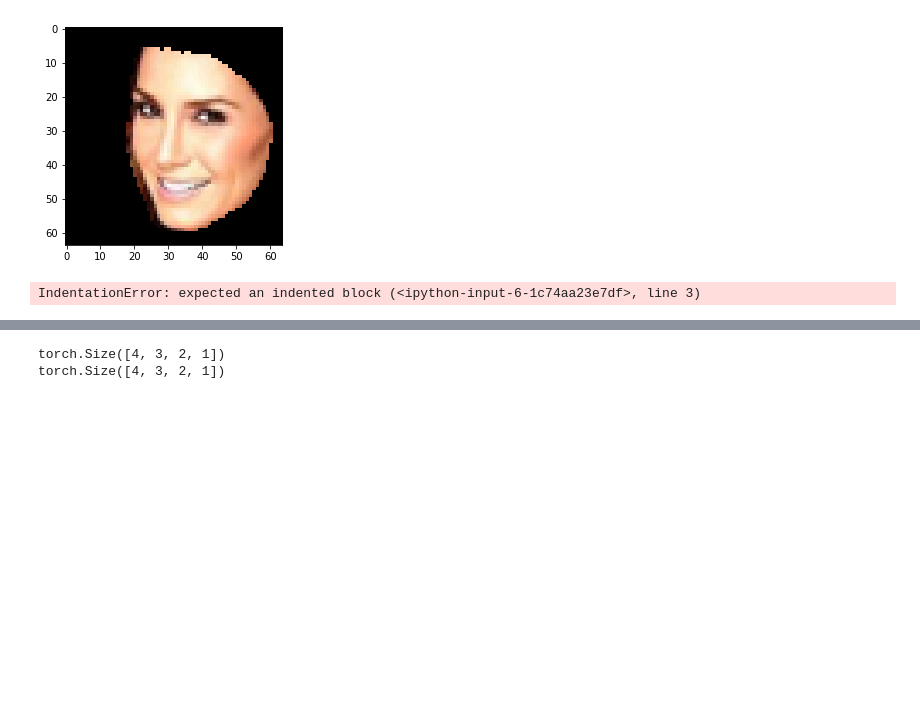
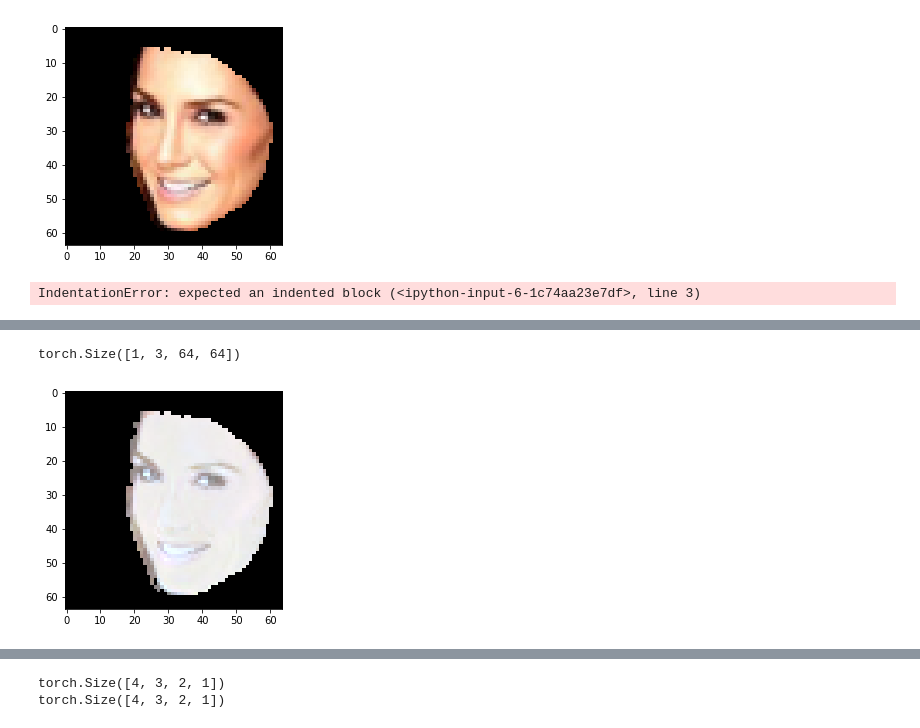
Before and after one commit to bhushan23/Light-Estimation, a Jupyter notebook: LDAN/HDF5 Generation for Real Images.ipynb, the cells around one changed output, grey strips where cells are left out. Saved outputs shown, nothing was run; the diff lists cells and outputs as text; code cells hidden in the pictures; blank space fills up the shorter version.

```diff
--- a/LDAN/HDF5 Generation for Real Images.ipynb
+++ b/LDAN/HDF5 Generation for Real Images.ipynb
@@ -75,0 +125,7 @@ realImage = torch.utils.data.DataLoader(syn1, batch_size= 3, shuffle = True)
+# %%
+dreal = next(iter(rReflectance))
+print dreal.shape
+show(denorm(dreal[0]))
+# %% [output]
+torch.Size([1, 3, 64, 64])
+[figure, added]
```
Also changed, not shown: parts of 6 cells of this notebook.
